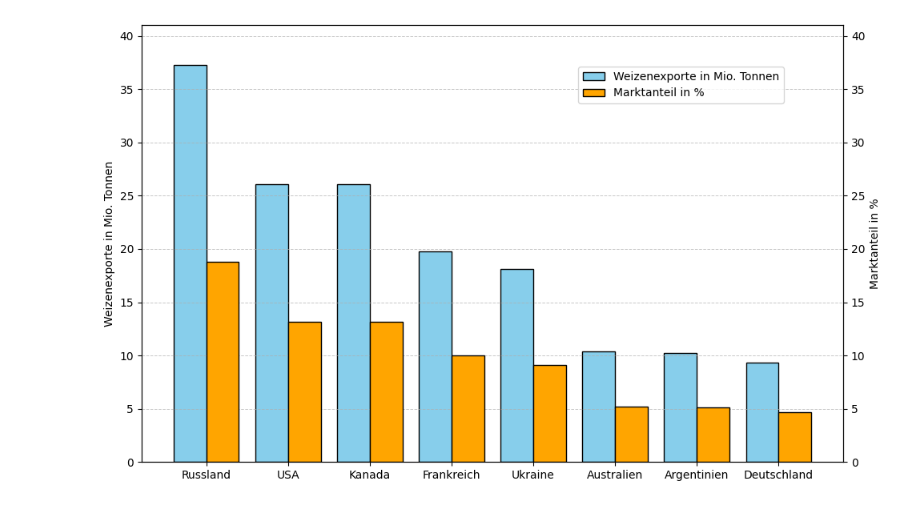
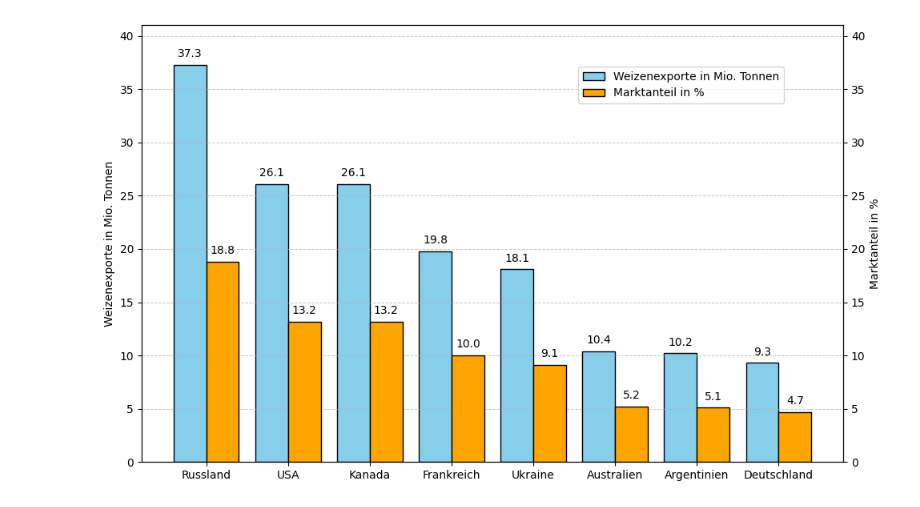
Before and after one commit to BenKraas/2024_GIS1_Abgabe, a Jupyter notebook: diagrams/Weizenexporte_Diagramm.ipynb, the cells around one changed output. Drawn from its saved outputs; the diff is of its cells as text; code cells hidden in the pictures.

```diff
--- a/diagrams/Weizenexporte_Diagramm.ipynb
+++ b/diagrams/Weizenexporte_Diagramm.ipynb
@@ -19,31 +19,38 @@ bars1 = ax1.bar(x - width / 2, values1, width, color='skyblue', edgecolor='black
 ax1.set_ylabel('Weizenexporte in Mio. Tonnen', color='Black')
 ax1.tick_params(axis='y', labelcolor='black')
 
 # Hintergrund hinzufügen
 ax1.grid(axis='y', linestyle='--', linewidth=0.7, alpha=0.7)  # Horizontale Linien
 
 # Zweite Reihe von Balken (rechte y-Achse)
 ax2 = ax1.twinx()  # Zweite Achse teilen
 bars2 = ax2.bar(x + width / 2, values2, width, color='orange', edgecolor='black', label='Marktanteil in %')
 ax2.set_ylabel('Marktanteil in %', color='black')
 ax2.tick_params(axis='y', labelcolor='black')
 
 # Anpassen der Achsen
 max_value = max(max(values1), max(values2))  # Maximalwert beider Datensätze
 buffer = 0.1 * max_value  # 10% Puffer
 ax1.set_ylim(0, max_value + buffer)  # Linke Achse anpassen
 ax2.set_ylim(0, max_value + buffer)  # Rechte Achse anpassen
 
 # x-Achse und Kategorien
 ax1.set_xticks(x)
 ax1.set_xticklabels(categories, rotation=0, ha='center')
 
+# Zahlenwerte über den Balken anzeigen
+for bar in bars1:
+    ax1.text(bar.get_x() + bar.get_width() / 2, bar.get_height() + 0.5, f'{bar.get_height():.1f}', ha='center', va='bottom', fontsize=10, color='black')
+
+for bar in bars2:
+    ax2.text(bar.get_x() + bar.get_width() / 2, bar.get_height() + 0.5, f'{bar.get_height():.1f}', ha='center', va='bottom', fontsize=10, color='black')
+
 # Titel und Legende
 ax1.set_title('')
 fig.legend(loc='upper left', bbox_to_anchor=(0.6, 0.9))
 
 # Layout optimieren und anzeigen
 fig.tight_layout()
 plt.show()
 # %% [output]
-[figure, old version]
+[figure, new version]
```
